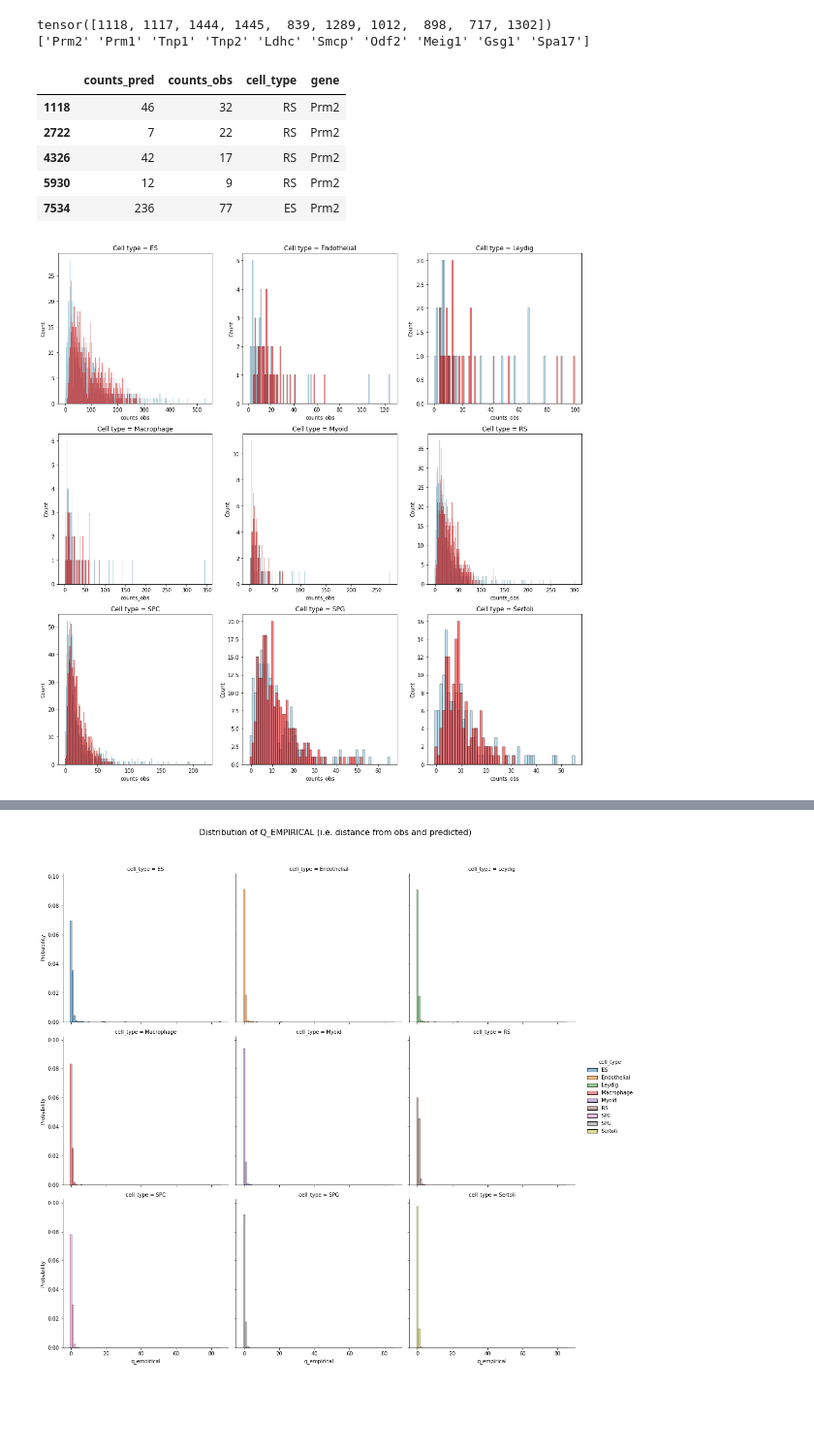
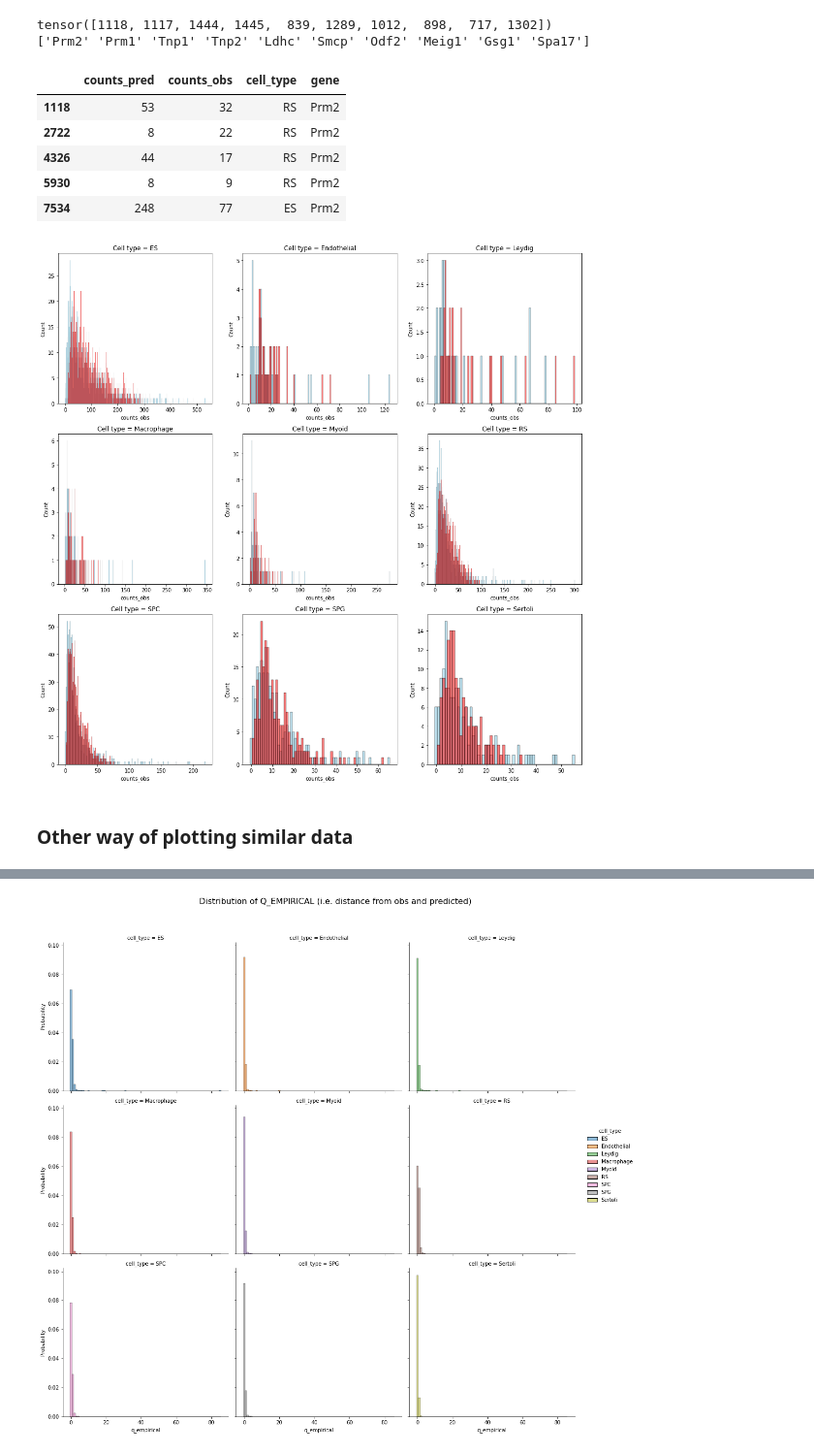
Before and after one commit to broadinstitute/tissue_purifier, a Jupyter notebook: notebooks/notebook3.ipynb, the cells around one changed output, grey strips where cells are left out. Shown at 97% size. Saved outputs shown, nothing was run; the diff lists cells and outputs as text; code cells hidden in the pictures; blank space fills up the shorter version.

```diff
--- a/notebooks/notebook3.ipynb
+++ b/notebooks/notebook3.ipynb
@@ -214,17 +214,15 @@ for c, (dataset, title) in enumerate(zip([train_dataset, test_dataset, val_datas
 gr = GeneRegression()
 gr.configure_optimizer(optimizer_type='adam', lr=5E-3)
 # %%
-# this will take about 10 minutes on a NVIDIA T4 GPU
+# this will take about 15 minutes on a NVIDIA T4 GPU
 # adjust subsample_size_cells and subsample_size_genes to make sure:
 # 1. not to run out of GPU memory
 # 2. have high GPU utilization
 
-results_test = gr.train_and_test(
-    train_dataset=train_dataset,
-    test_dataset=test_dataset,
-    test_num_samples=10,
-    train_steps=7000,
-    train_print_frequency=100,
+gr.train(
+    dataset=train_dataset,
+    n_steps=15000,
+    print_frequency=100,
     use_covariates=False,
     l1_regularization_strength=None,
     l2_regularization_strength=None,
@@ -359,32 +336,34 @@ df_just_one_gene = df_counts[df_counts["gene"] == 'Prm2']
 df_just_one_gene.head()
 # %% [output]
 |  | counts_pred | counts_obs | cell_type | gene |
-| 1118 | 46 | 32 | RS | Prm2 |
-| 2722 | 7 | 22 | RS | Prm2 |
-| 4326 | 42 | 17 | RS | Prm2 |
-| 5930 | 12 | 9 | RS | Prm2 |
-| 7534 | 236 | 77 | ES | Prm2 |
+| 1118 | 53 | 32 | RS | Prm2 |
+| 2722 | 8 | 22 | RS | Prm2 |
+| 4326 | 44 | 17 | RS | Prm2 |
+| 5930 | 8 | 9 | RS | Prm2 |
+| 7534 | 248 | 77 | ES | Prm2 |
 # %%
 unique_cell_types = numpy.unique(df_just_one_gene["cell_type"].values)
 nmax = len(unique_cell_types)
 ncols = 3
-nrows = int(numpy.ceil(float(nmax)/ncol))
+nrows = int(numpy.ceil(float(nmax)/ncols))
 
 fig, axes = plt.subplots(ncols=ncols, nrows=nrows, figsize=(6*ncols, 6*nrows))
 
 for n, cell_type in enumerate(unique_cell_types):
     r,c = n//ncols, n%ncols
     ax_cur = axes[r,c]
 
     df_tmp = df_just_one_gene[ df_just_one_gene["cell_type"] == cell_type]
     # OPTION 1: plot 2 barplots
     _ = seaborn.histplot(data=df_tmp, x="counts_obs", color="skyblue", binwidth=1, alpha=0.5, discrete=True, ax=ax_cur)
     _ = seaborn.histplot(data=df_tmp, x="counts_pred", color="red", binwidth=1, alpha=0.5, discrete=True, ax=ax_cur)
 
     # OPTION 2: or plot one barplot and one kde
     # _ = seaborn.histplot(data=df_tmp, x="counts_obs", stat="density", color="skyblue", binwidth=1, alpha=1.0, discrete=True, ax=ax_cur)
     # _ = seaborn.kdeplot(data=df_tmp, x="counts_pred", color="red", ax=ax_cur)
     _ = ax_cur.set_title("Cell type = {}".format(cell_type))
 # %% [output]
-[figure, old version]
+[figure, new version]
+# %% [markdown]
+### Other way of plotting similar data
 # %%
```
Also changed, not shown: parts of 43 cells of this notebook, 1 other file.
